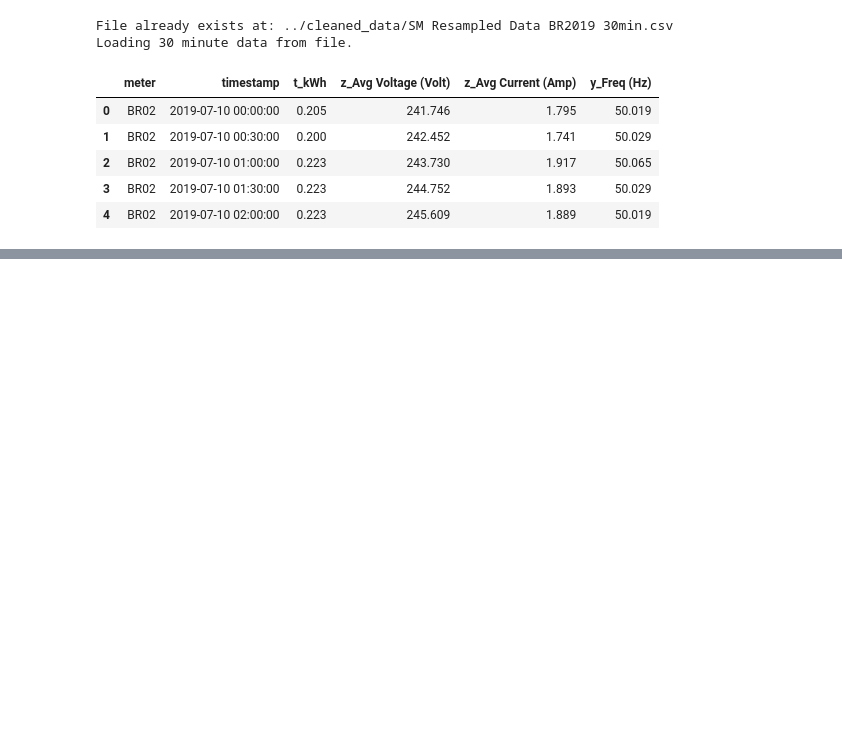
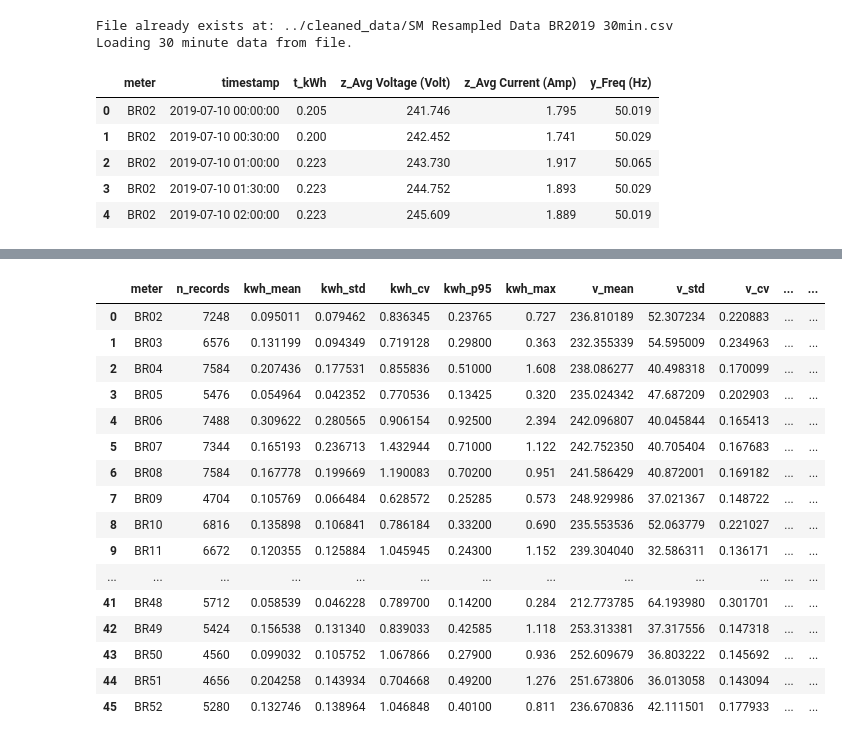
Before and after one commit to helsharif/smart-electric-meter-risk-clustering, a Jupyter notebook: notebooks/01_feature_engineering.ipynb, the cells around one changed output, grey strips where cells are left out. Drawn from its saved outputs; the diff is of its cells as text; code cells hidden in the pictures; blank space fills up the shorter version.

```diff
--- a/notebooks/01_feature_engineering.ipynb
+++ b/notebooks/01_feature_engineering.ipynb
@@ -80,0 +111,4 @@ Loading 30 minute data from file.
+# %%
+# sort 30 min data by meter and timestamp
+df_30mins_sorted = df_30min.sort_values(["meter", "timestamp"])
+df_30mins_sorted.head()
@@ -80,0 +163,9 @@ Loading 30 minute data from file.
+# %%
+# Nominal voltage and frequency values (assumed constant across all meters)
+V_NOM = df_30mins_sorted["z_Avg Voltage (Volt)"].median()
+F_NOM = df_30mins_sorted["y_Freq (Hz)"].median()
+
+V_LOW, V_HIGH = V_NOM * 0.95, V_NOM * 1.05
+F_LOW, F_HIGH = F_NOM - 0.1, F_NOM + 0.1
+
+V_NOM, F_NOM
@@ -80,0 +174,76 @@ Loading 30 minute data from file.
+# %%
+# Aggregate to per-meter features
+
+features = []
+
+for meter_id, group_df in df_30mins_sorted.groupby("meter"):
+    g = group_df.copy()
+    g = g.sort_values("timestamp")
+
+    kwh = g["t_kWh"]
+    v = g["z_Avg Voltage (Volt)"]
+    i = g["z_Avg Current (Amp)"]
+    f = g["y_Freq (Hz)"]
+
+    row = {
+        "meter": meter_id,
+        "n_records": len(g),
+
+        # ── Load behavior ─────────────────────────
+        "kwh_mean": kwh.mean(),
+        "kwh_std": kwh.std(),
+        "kwh_cv": coeff_var(kwh),
+        "kwh_p95": kwh.quantile(0.95),
+        "kwh_max": kwh.max(),
+
+        # ── Voltage stability ─────────────────────
+        "v_mean": v.mean(),
+        "v_std": v.std(),
+        "v_cv": coeff_var(v),
+        "v_min": v.min(),
+        "v_max": v.max(),
+        "v_pct_outside_band": pct_outside_band(v, V_LOW, V_HIGH),
+
+        # ── Frequency stability ───────────────────
+        "f_mean": f.mean(),
+        "f_std": f.std(),
+        "f_min": f.min(),
+        "f_max": f.max(),
+        "f_pct_outside_band": pct_outside_band(f, F_LOW, F_HIGH),
+
+        # ── Current / stress proxies ──────────────
+        "i_mean": i.mean(),
+        "i_p95": i.quantile(0.95),
+        "i_max": i.max(),
+
+        # ── Relationships ─────────────────────────
+        "v_i_corr": v.corr(i),
+        "kwh_v_corr": kwh.corr(v),
+    }
+
+    # Ramp features
+    row.update(ramp_stats(kwh).add_prefix("kwh_"))
+    row.update(ramp_stats(v).add_prefix("v_"))
+
+    features.append(row)
+
+meter_features = pd.DataFrame(features)
+meter_features
+# %% [output]
+|  | meter | n_records | kwh_mean | kwh_std | kwh_cv | kwh_p95 | kwh_max | v_mean | v_std | v_cv | ... | ... |
+| 0 | BR02 | 7248 | 0.095011 | 0.079462 | 0.836345 | 0.23765 | 0.727 | 236.810189 | 52.307234 | 0.220883 | ... | ... |
+| 1 | BR03 | 6576 | 0.131199 | 0.094349 | 0.719128 | 0.29800 | 0.363 | 232.355339 | 54.595009 | 0.234963 | ... | ... |
+| 2 | BR04 | 7584 | 0.207436 | 0.177531 | 0.855836 | 0.51000 | 1.608 | 238.086277 | 40.498318 | 0.170099 | ... | ... |
+| 3 | BR05 | 5476 | 0.054964 | 0.042352 | 0.770536 | 0.13425 | 0.320 | 235.024342 | 47.687209 | 0.202903 | ... | ... |
+| 4 | BR06 | 7488 | 0.309622 | 0.280565 | 0.906154 | 0.92500 | 2.394 | 242.096807 | 40.045844 | 0.165413 | ... | ... |
+| 5 | BR07 | 7344 | 0.165193 | 0.236713 | 1.432944 | 0.71000 | 1.122 | 242.752350 | 40.705404 | 0.167683 | ... | ... |
+| 6 | BR08 | 7584 | 0.167778 | 0.199669 | 1.190083 | 0.70200 | 0.951 | 241.586429 | 40.872001 | 0.169182 | ... | ... |
+| 7 | BR09 | 4704 | 0.105769 | 0.066484 | 0.628572 | 0.25285 | 0.573 | 248.929986 | 37.021367 | 0.148722 | ... | ... |
+| 8 | BR10 | 6816 | 0.135898 | 0.106841 | 0.786184 | 0.33200 | 0.690 | 235.553536 | 52.063779 | 0.221027 | ... | ... |
+| 9 | BR11 | 6672 | 0.120355 | 0.125884 | 1.045945 | 0.24300 | 1.152 | 239.304040 | 32.586311 | 0.136171 | ... | ... |
+| ... | ... | ... | ... | ... | ... | ... | ... | ... | ... | ... | ... | ... |
+| 41 | BR48 | 5712 | 0.058539 | 0.046228 | 0.789700 | 0.14200 | 0.284 | 212.773785 | 64.193980 | 0.301701 | ... | ... |
+| 42 | BR49 | 5424 | 0.156538 | 0.131340 | 0.839033 | 0.42585 | 1.118 | 253.313381 | 37.317556 | 0.147318 | ... | ... |
+| 43 | BR50 | 4560 | 0.099032 | 0.105752 | 1.067866 | 0.27900 | 0.936 | 252.609679 | 36.803222 | 0.145692 | ... | ... |
+| 44 | BR51 | 4656 | 0.204258 | 0.143934 | 0.704668 | 0.49200 | 1.276 | 251.673806 | 36.013058 | 0.143094 | ... | ... |
+| 45 | BR52 | 5280 | 0.132746 | 0.138964 | 1.046848 | 0.40100 | 0.811 | 236.670836 | 42.111501 | 0.177933 | ... | ... |
```
Also changed, not shown: parts of 8 cells of this notebook, 1 other file.
